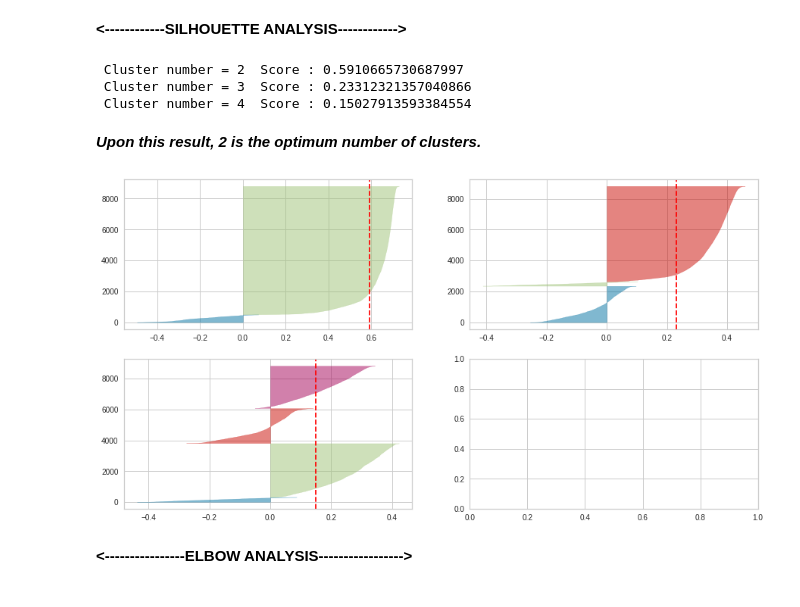
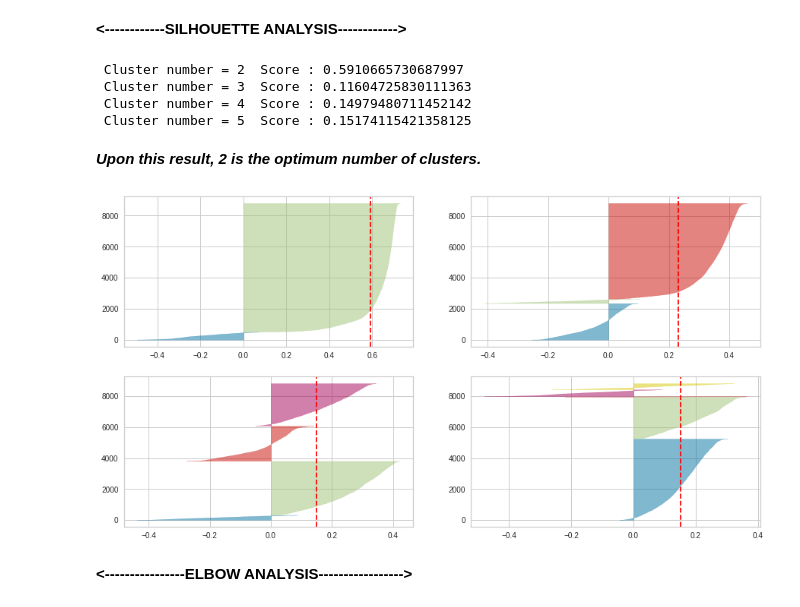
Before and after one commit to nutzbee/Documentations, a Jupyter notebook: First_chc_Using_K_means_Clustering.ipynb, the cells around one changed output. Cells and saved outputs as stored; diff of their text form; code cells hidden in the pictures.

```diff
--- a/First_chc_Using_K_means_Clustering.ipynb
+++ b/First_chc_Using_K_means_Clustering.ipynb
@@ -292,7 +292,7 @@ nutrients.to_csv("scaled_and_replacingNaNto0.csv",index=False)
 # %% [markdown]
 # **APPLYING THE ALGORITHM**
 # %%
-kmeans = KMeans(n_clusters=3)
+kmeans = KMeans(n_clusters=5)
 
 # fit kmeans object to data
 kmeans.fit(X)
@@ -384,7 +384,7 @@ array([[ 5.37888341e+01,  2.28359513e+02,  1.13961021e+01,
 **<------------SILHOUETTE ANALYSIS------------>**
 # %%
 from sklearn.metrics import silhouette_score
-no_of_clusters = [2,3,4]
+no_of_clusters = [2,3,4,5]
 for n_clusters in no_of_clusters:
    cluster = KMeans(n_clusters = n_clusters)
    cluster_labels = cluster.fit_predict(X)
@@ -395,28 +395,29 @@ for n_clusters in no_of_clusters:
           " Score :", silhouette_avg)
 # %% [output]
  Cluster number = 2  Score : 0.5910665730687997
- Cluster number = 3  Score : 0.23312321357040866
- Cluster number = 4  Score : 0.15027913593384554
+ Cluster number = 3  Score : 0.11604725830111363
+ Cluster number = 4  Score : 0.14979480711452142
+ Cluster number = 5  Score : 0.15174115421358125
 # %% [markdown]
 ***Upon this result, 2 is the optimum number of clusters.***
 # %%
 from yellowbrick.cluster import SilhouetteVisualizer
 
 fig, ax = plt.subplots(2, 2, figsize=(15,8))
-for i in [2, 3, 4]:
+for i in [2, 3, 4, 5]:
     '''
     Create KMeans instance for different number of clusters
     '''
     km = KMeans(n_clusters=i, init='k-means++', n_init=10, max_iter=100, random_state=42)
     q, mod = divmod(i, 2)
     '''
     Create SilhouetteVisualizer instance with KMeans instance
     Fit the visualizer
     '''
     visualizer = SilhouetteVisualizer(km, colors='yellowbrick', ax=ax[q-1][mod])
     visualizer.fit(X)
 # %% [output]
-[figure, old version]
+[figure, new version]
 # %% [markdown]
 **<----------------ELBOW ANALYSIS----------------->**
 # %%
```
Also changed, not shown: parts of 13 cells of this notebook.
